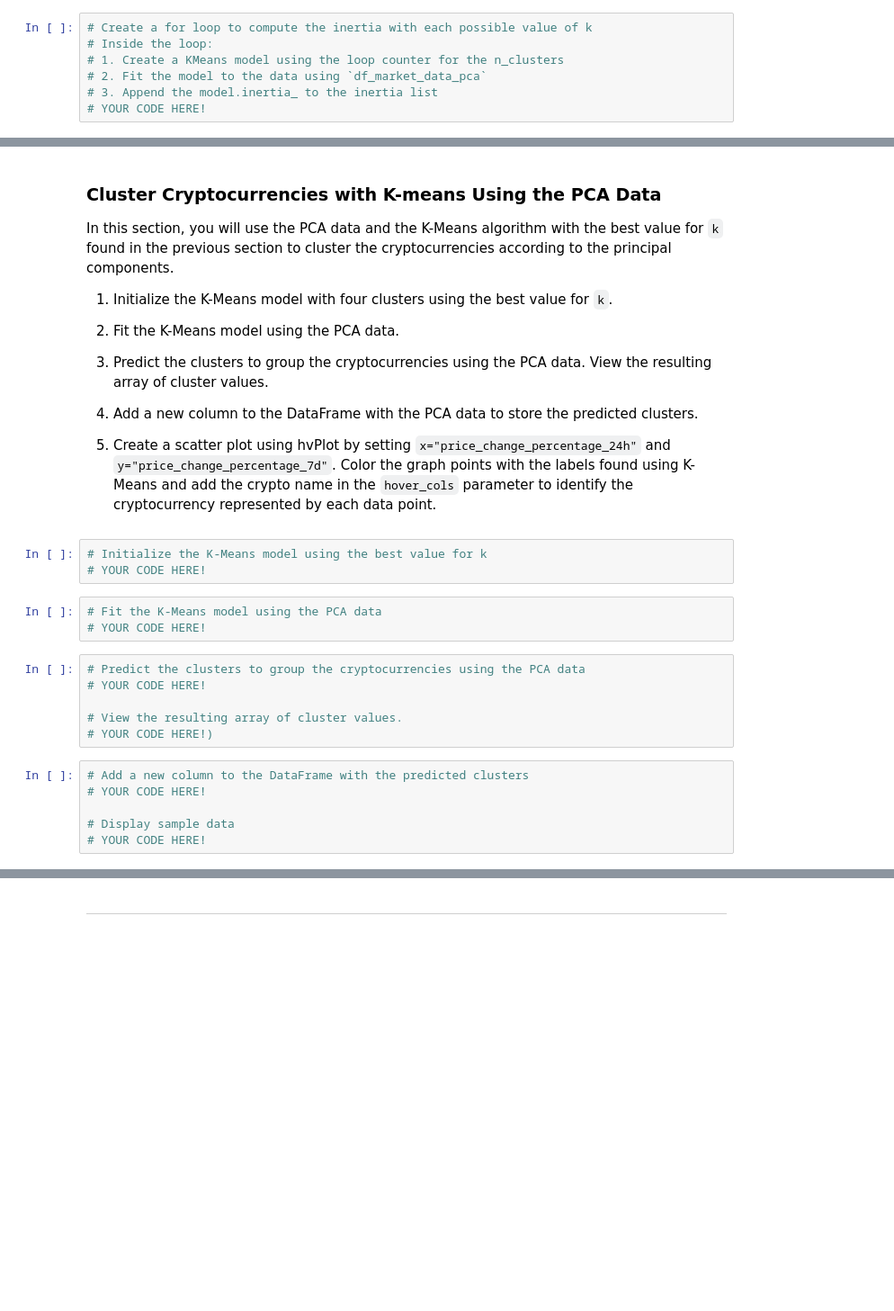
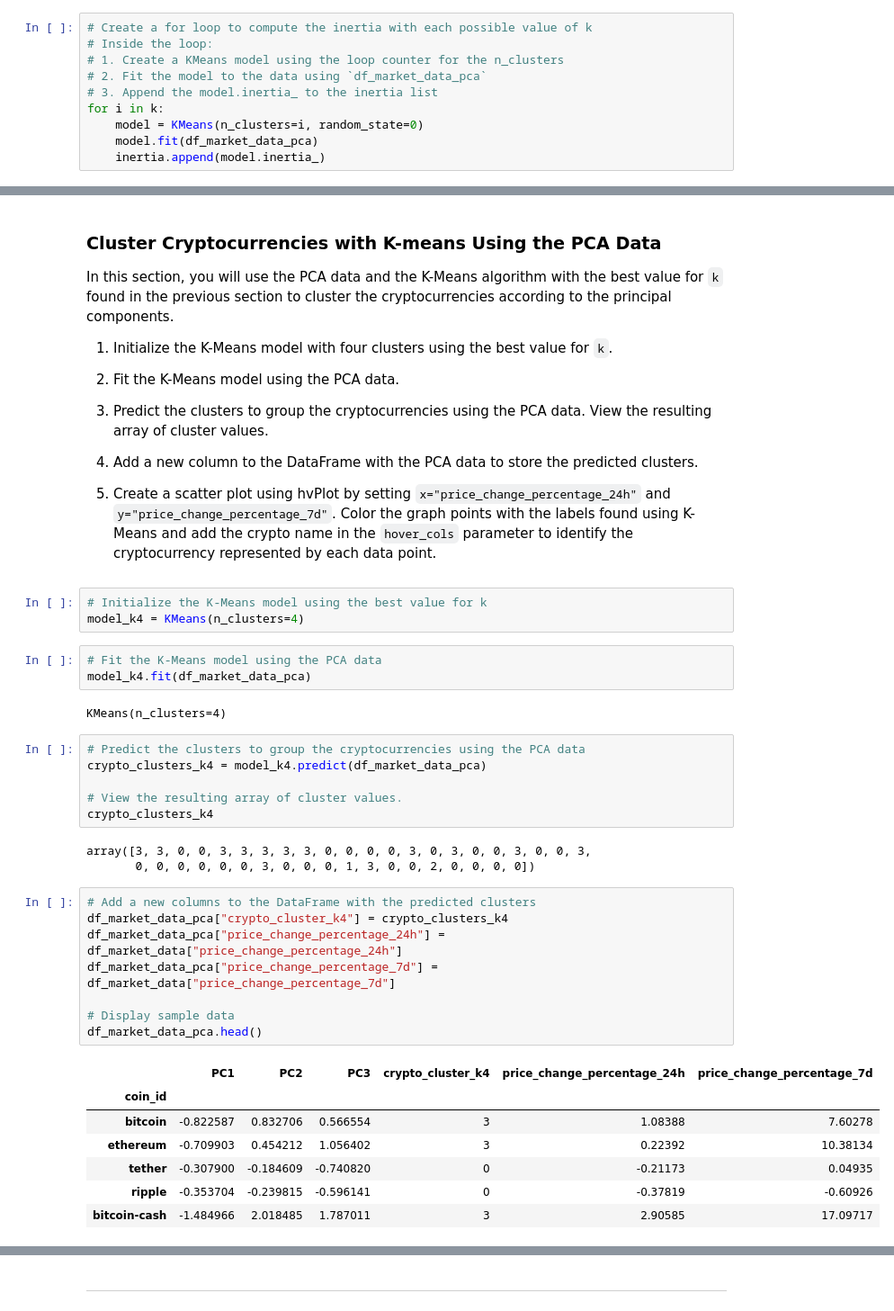
Before and after one commit to AndrewAu42/Crypto_Analysis, a Jupyter notebook: crypto_investments.ipynb, the cells around one changed output, grey strips where cells are left out. Shown at 90% size. Cells and saved outputs as stored; diff of their text form; blank space fills up the shorter version.

```diff
--- a/crypto_investments.ipynb
+++ b/crypto_investments.ipynb
@@ -338,6 +340,9 @@ In this section, you will use the elbow method to find the best value for `k` us
 # 1. Create a KMeans model using the loop counter for the n_clusters
 # 2. Fit the model to the data using `df_market_data_pca`
 # 3. Append the model.inertia_ to the inertia list
-# YOUR CODE HERE!
+for i in k:
+    model = KMeans(n_clusters=i, random_state=0)
+    model.fit(df_market_data_pca)
+    inertia.append(model.inertia_)
 # %%
 # Create a dictionary with the data to plot the Elbow curve
@@ -377,22 +388,37 @@ In this section, you will use the PCA data and the K-Means algorithm with the be
 5. Create a scatter plot using hvPlot by setting `x="price_change_percentage_24h"` and `y="price_change_percentage_7d"`. Color the graph points with the labels found using K-Means and add the crypto name in the `hover_cols` parameter to identify the cryptocurrency represented by each data point.
 # %%
 # Initialize the K-Means model using the best value for k
-# YOUR CODE HERE!
+model_k4 = KMeans(n_clusters=4)
 # %%
 # Fit the K-Means model using the PCA data
-# YOUR CODE HERE!
+model_k4.fit(df_market_data_pca)
+# %% [output]
+KMeans(n_clusters=4)
 # %%
 # Predict the clusters to group the cryptocurrencies using the PCA data
-# YOUR CODE HERE!
+crypto_clusters_k4 = model_k4.predict(df_market_data_pca)
 
 # View the resulting array of cluster values.
-# YOUR CODE HERE!)
+crypto_clusters_k4
+# %% [output]
+array([3, 3, 0, 0, 3, 3, 3, 3, 3, 0, 0, 0, 0, 3, 0, 3, 0, 0, 3, 0, 0, 3,
+       0, 0, 0, 0, 0, 0, 3, 0, 0, 0, 1, 3, 0, 0, 2, 0, 0, 0, 0])
 # %%
-# Add a new column to the DataFrame with the predicted clusters
-# YOUR CODE HERE!
+# Add a new columns to the DataFrame with the predicted clusters
+df_market_data_pca["crypto_cluster_k4"] = crypto_clusters_k4
+df_market_data_pca["price_change_percentage_24h"] = df_market_data["price_change_percentage_24h"]
+df_market_data_pca["price_change_percentage_7d"] = df_market_data["price_change_percentage_7d"]
 
 # Display sample data
-# YOUR CODE HERE!
+df_market_data_pca.head()
+# %% [output]
+|  | PC1 | PC2 | PC3 | crypto_cluster_k4 | price_change_percentage_24h | price_change_percentage_7d |
+| coin_id |  |  |  |  |  |  |
+| bitcoin | -0.822587 | 0.832706 | 0.566554 | 3 | 1.08388 | 7.60278 |
+| ethereum | -0.709903 | 0.454212 | 1.056402 | 3 | 0.22392 | 10.38134 |
+| tether | -0.307900 | -0.184609 | -0.740820 | 0 | -0.21173 | 0.04935 |
+| ripple | -0.353704 | -0.239815 | -0.596141 | 0 | -0.37819 | -0.60926 |
+| bitcoin-cash | -1.484966 | 2.018485 | 1.787011 | 3 | 2.90585 | 17.09717 |
 # %%
 # Create a scatter plot using hvPlot by setting
 # `x="price_change_percentage_24h"` and `y="price_change_percentage_7d"`.
```
Also changed, not shown: parts of 15 cells of this notebook.
